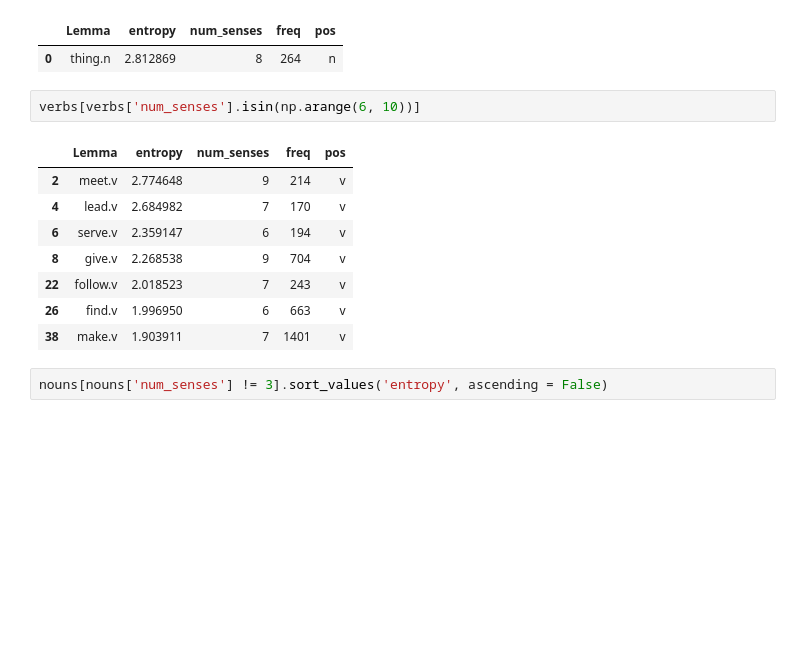
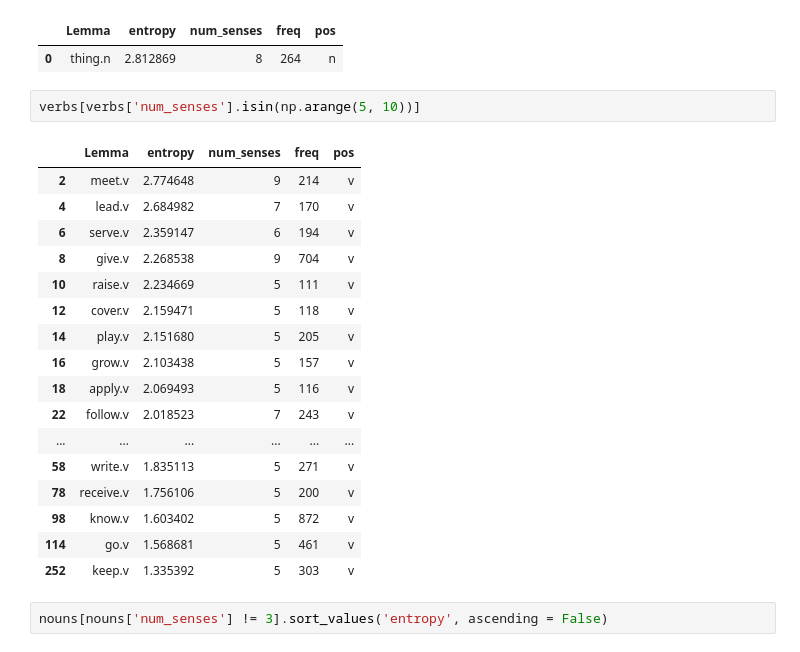
Before and after one commit to sathvikn/bert-wordsense, a Jupyter notebook: codebase/notebooks/choose_words.ipynb, the cells around one changed output. Cells and saved outputs as stored; diff of their text form; blank space fills up the shorter version.

```diff
--- a/codebase/notebooks/choose_words.ipynb
+++ b/codebase/notebooks/choose_words.ipynb
@@ -75,16 +134,25 @@ nouns[nouns['num_senses'] == 8]
 |  | Lemma | entropy | num_senses | freq | pos |
 | 0 | thing.n | 2.812869 | 8 | 264 | n |
 # %%
-verbs[verbs['num_senses'].isin(np.arange(6, 10))]
+verbs[verbs['num_senses'].isin(np.arange(5, 10))]
 # %% [output]
 |  | Lemma | entropy | num_senses | freq | pos |
 | 2 | meet.v | 2.774648 | 9 | 214 | v |
 | 4 | lead.v | 2.684982 | 7 | 170 | v |
 | 6 | serve.v | 2.359147 | 6 | 194 | v |
 | 8 | give.v | 2.268538 | 9 | 704 | v |
+| 10 | raise.v | 2.234669 | 5 | 111 | v |
+| 12 | cover.v | 2.159471 | 5 | 118 | v |
+| 14 | play.v | 2.151680 | 5 | 205 | v |
+| 16 | grow.v | 2.103438 | 5 | 157 | v |
+| 18 | apply.v | 2.069493 | 5 | 116 | v |
 | 22 | follow.v | 2.018523 | 7 | 243 | v |
-| 26 | find.v | 1.996950 | 6 | 663 | v |
-| 38 | make.v | 1.903911 | 7 | 1401 | v |
+| ... | ... | ... | ... | ... | ... |
+| 58 | write.v | 1.835113 | 5 | 271 | v |
+| 78 | receive.v | 1.756106 | 5 | 200 | v |
+| 98 | know.v | 1.603402 | 5 | 872 | v |
+| 114 | go.v | 1.568681 | 5 | 461 | v |
+| 252 | keep.v | 1.335392 | 5 | 303 | v |
 # %%
 nouns[nouns['num_senses'] != 3].sort_values('entropy', ascending = False)
 # %% [output]
```
Also changed, not shown: parts of 25 cells of this notebook, 3 other files.
